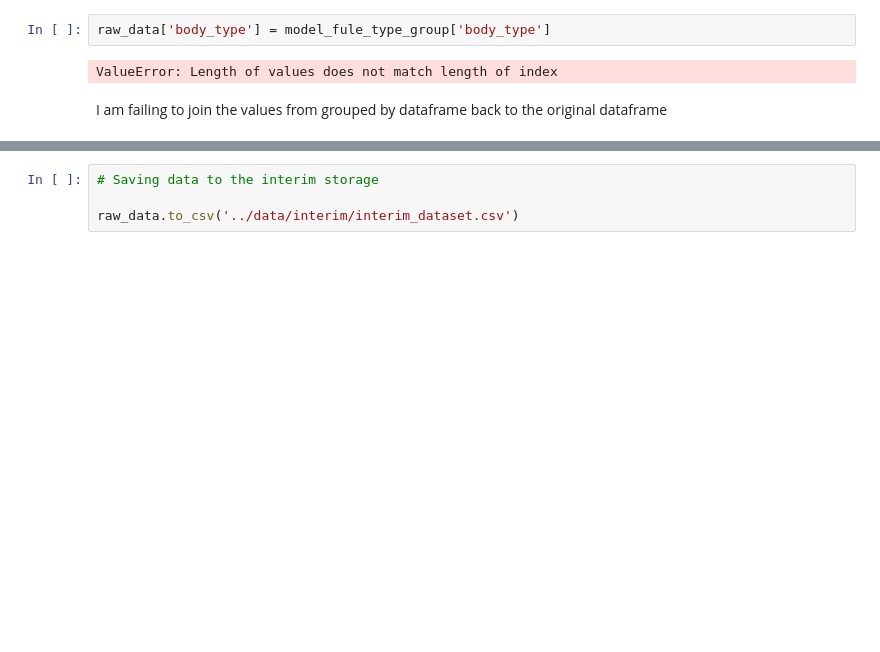
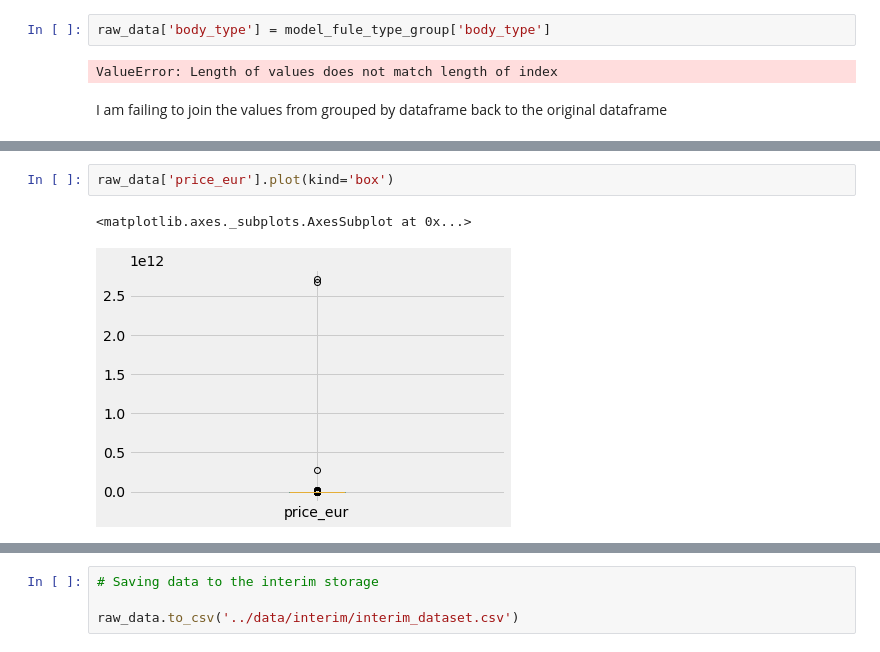
Before and after one commit to bhattbhuwan13/fuseai-training, a Jupyter notebook: notebooks/01.01_bb_EDA_2020_05_11.ipynb, the cells around one changed output, grey strips where cells are left out. Drawn from its saved outputs; the diff is of its cells as text; blank space fills up the shorter version.

```diff
--- a/notebooks/01.01_bb_EDA_2020_05_11.ipynb
+++ b/notebooks/01.01_bb_EDA_2020_05_11.ipynb
@@ -548,0 +583,5 @@ I am failing to join the values from grouped by dataframe back to the original d
+# %%
+raw_data['price_eur'].plot(kind='box')
+# %% [output]
+<matplotlib.axes._subplots.AxesSubplot at 0x...>
+[figure, added]
```
Also changed, not shown: parts of 18 cells of this notebook.
